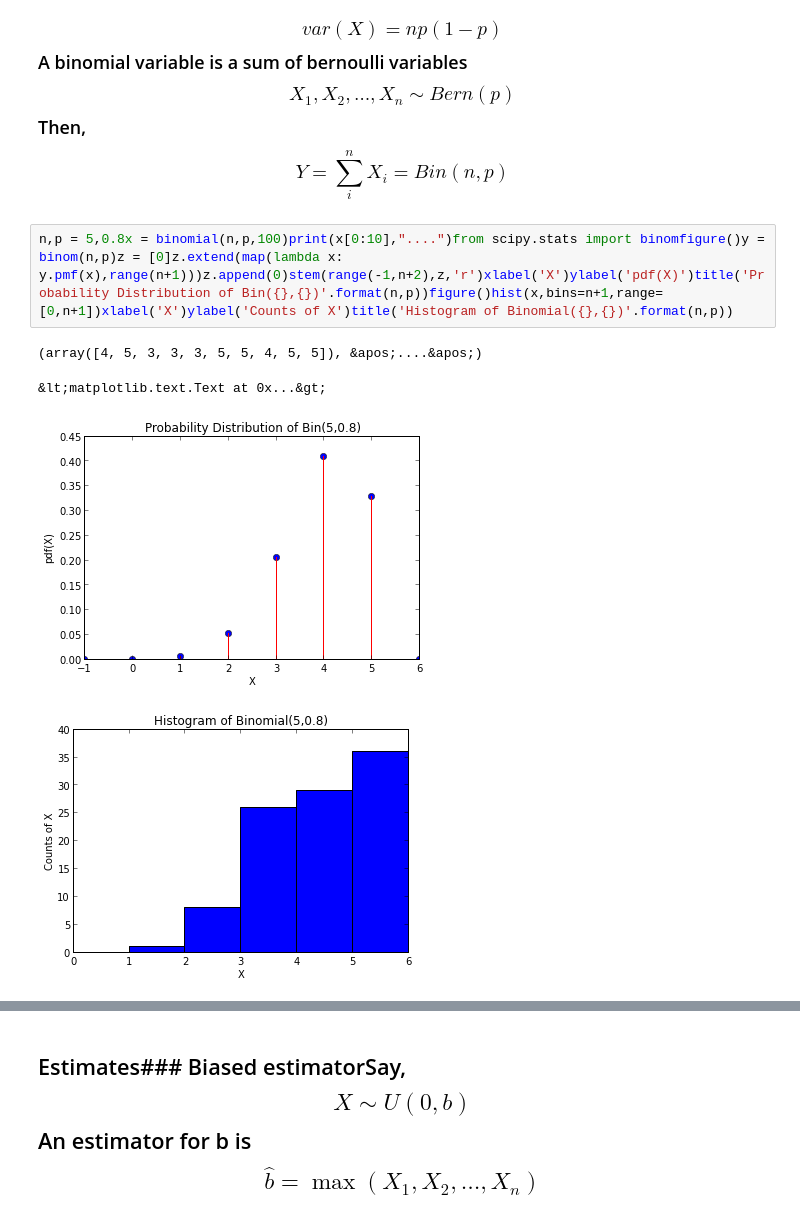
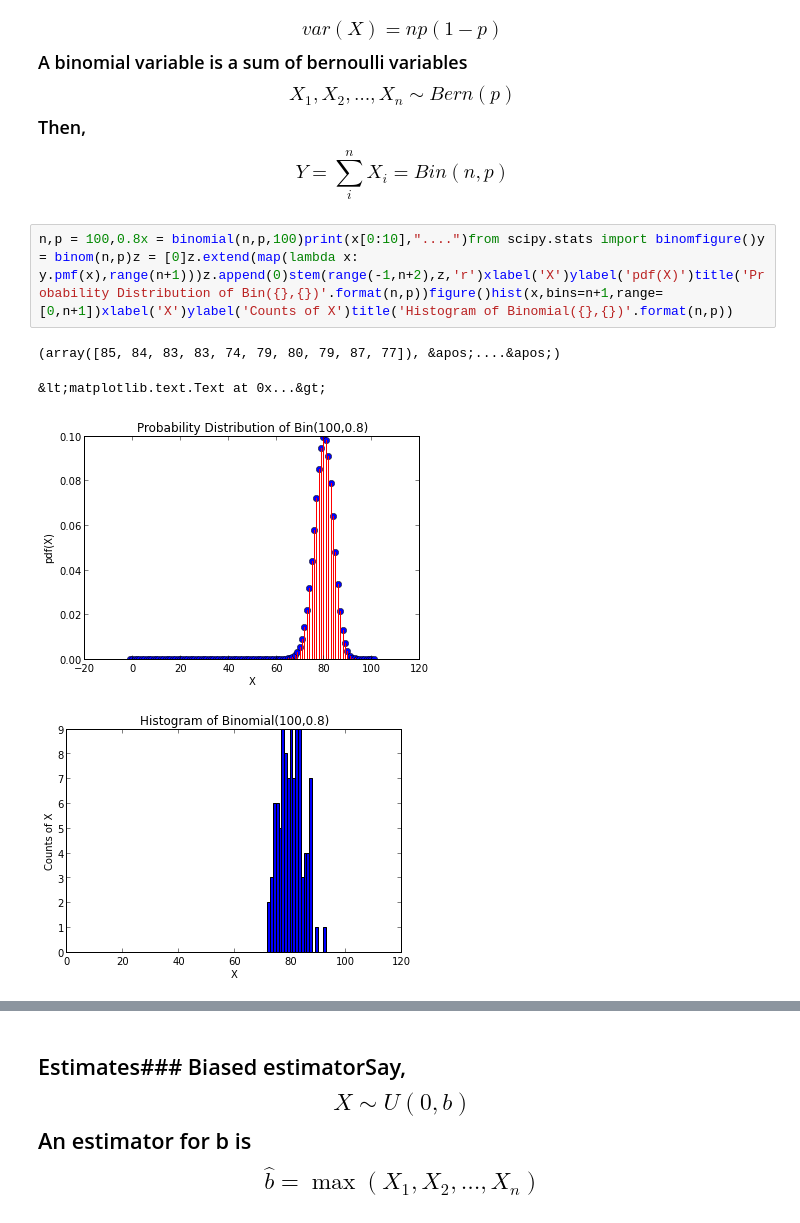
Before and after one commit to smoitra87/scratch, a Jupyter notebook: notebookdb/HypTestingRecitation.ipynb, the cells around one changed output, grey strips where cells are left out. Saved outputs shown, nothing was run; the diff lists cells and outputs as text.

```diff
--- a/notebookdb/HypTestingRecitation.ipynb
+++ b/notebookdb/HypTestingRecitation.ipynb
@@ -19,10 +19,10 @@ p = 0.8f = lambda x : 0 if x> p else 1x = map(f,uniform(0,1,100))print(x[0:10],"
 # %% [markdown]
 ### Binomial Distribution#### PropertiesWhen $$X \sim Bin(n,p) $$ then $$ f(X=k) = {n\choose k} p^k (1-p)^{(n-k)} $$$$E[X] = np $$ and $$var(X) = np(1-p)$$A binomial variable is a sum of bernoulli variables$$ X_1,X_2,\dots,X_n \sim Bern(p) $$Then, $$ Y = \sum_i^n X_i = Bin(n,p) $$
 # %%
-n,p = 5,0.8x = binomial(n,p,100)print(x[0:10],"....")from scipy.stats import binomfigure()y = binom(n,p)z = [0]z.extend(map(lambda x: y.pmf(x),range(n+1)))z.append(0)stem(range(-1,n+2),z,'r')xlabel('X')ylabel('pdf(X)')title('Probability Distribution of Bin({},{})'.format(n,p))figure()hist(x,bins=n+1,range=[0,n+1])xlabel('X')ylabel('Counts of X')title('Histogram of Binomial({},{})'.format(n,p))
+n,p = 100,0.8x = binomial(n,p,100)print(x[0:10],"....")from scipy.stats import binomfigure()y = binom(n,p)z = [0]z.extend(map(lambda x: y.pmf(x),range(n+1)))z.append(0)stem(range(-1,n+2),z,'r')xlabel('X')ylabel('pdf(X)')title('Probability Distribution of Bin({},{})'.format(n,p))figure()hist(x,bins=n+1,range=[0,n+1])xlabel('X')ylabel('Counts of X')title('Histogram of Binomial({},{})'.format(n,p))
 # %% [output]
-(array([4, 5, 3, 3, 3, 5, 5, 4, 5, 5]), &apos;....&apos;)
+(array([85, 84, 83, 83, 74, 79, 80, 79, 87, 77]), &apos;....&apos;)
 &lt;matplotlib.text.Text at 0x...&gt;
-[figure, old version]
+[figure, new version]
-[figure, old version]
+[figure, new version]
 # %% [markdown]
```
Also changed, not shown: parts of 11 cells of this notebook, 4 other files.
